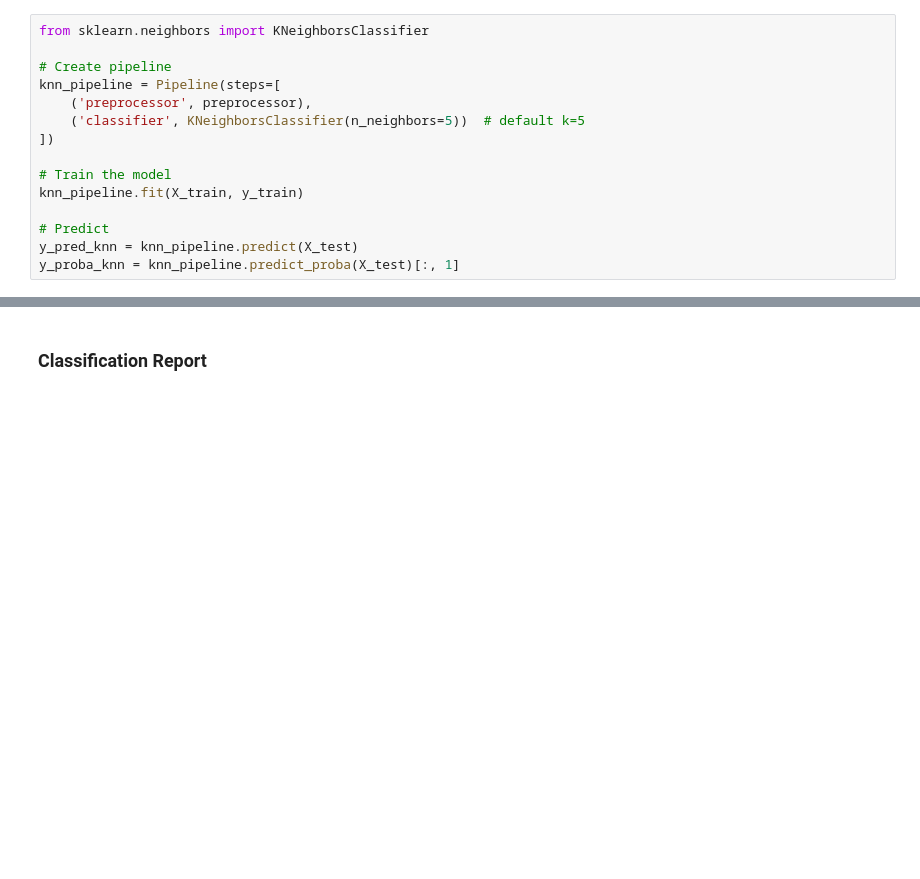
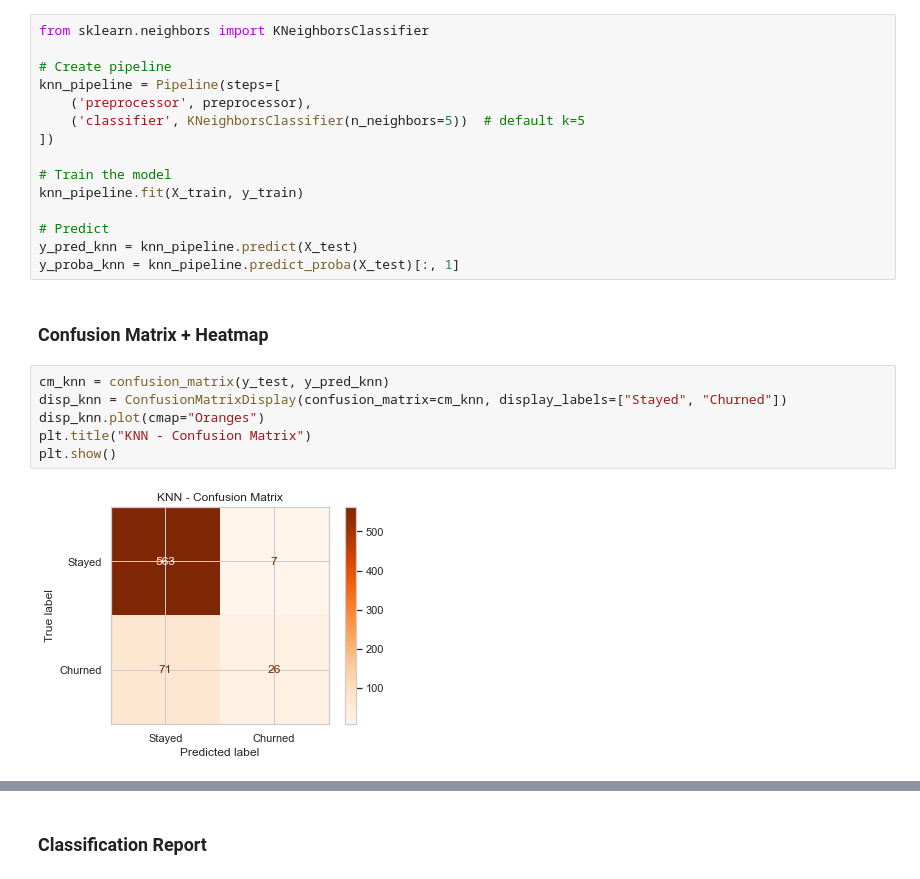
Before and after one commit to Lndanu/Customer-Churn-Intelligence, a Jupyter notebook: notebooks/Customer Churn .ipynb, the cells around one changed output, grey strips where cells are left out. Cells and saved outputs as stored; diff of their text form; blank space fills up the shorter version.

```diff
--- a/notebooks/Customer Churn .ipynb
+++ b/notebooks/Customer Churn .ipynb
@@ -1107,3 +1226,13 @@ knn_pipeline.fit(X_train, y_train)
 # Predict
 y_pred_knn = knn_pipeline.predict(X_test)
 y_proba_knn = knn_pipeline.predict_proba(X_test)[:, 1]
+# %% [markdown]
+### Confusion Matrix + Heatmap
+# %%
+cm_knn = confusion_matrix(y_test, y_pred_knn)
+disp_knn = ConfusionMatrixDisplay(confusion_matrix=cm_knn, display_labels=["Stayed", "Churned"])
+disp_knn.plot(cmap="Oranges")
+plt.title("KNN - Confusion Matrix")
+plt.show()
+# %% [output]
+[figure, added]
```
Also changed, not shown: parts of 45 cells of this notebook.
